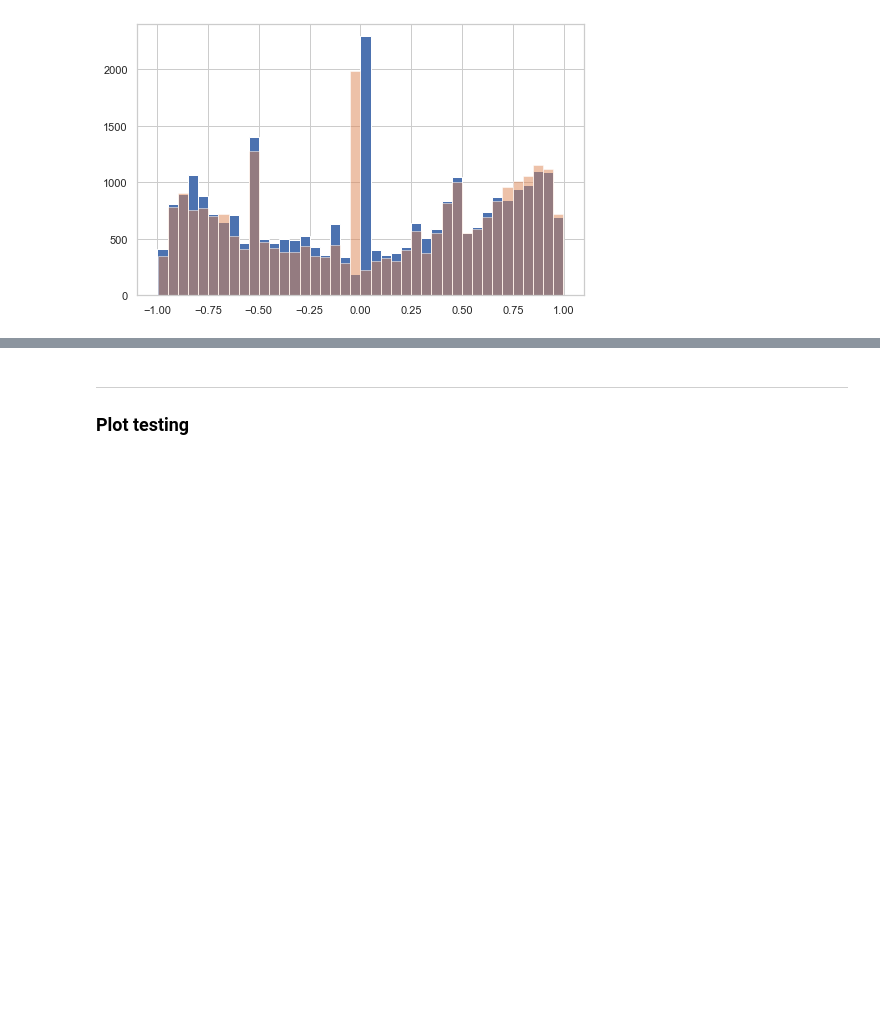
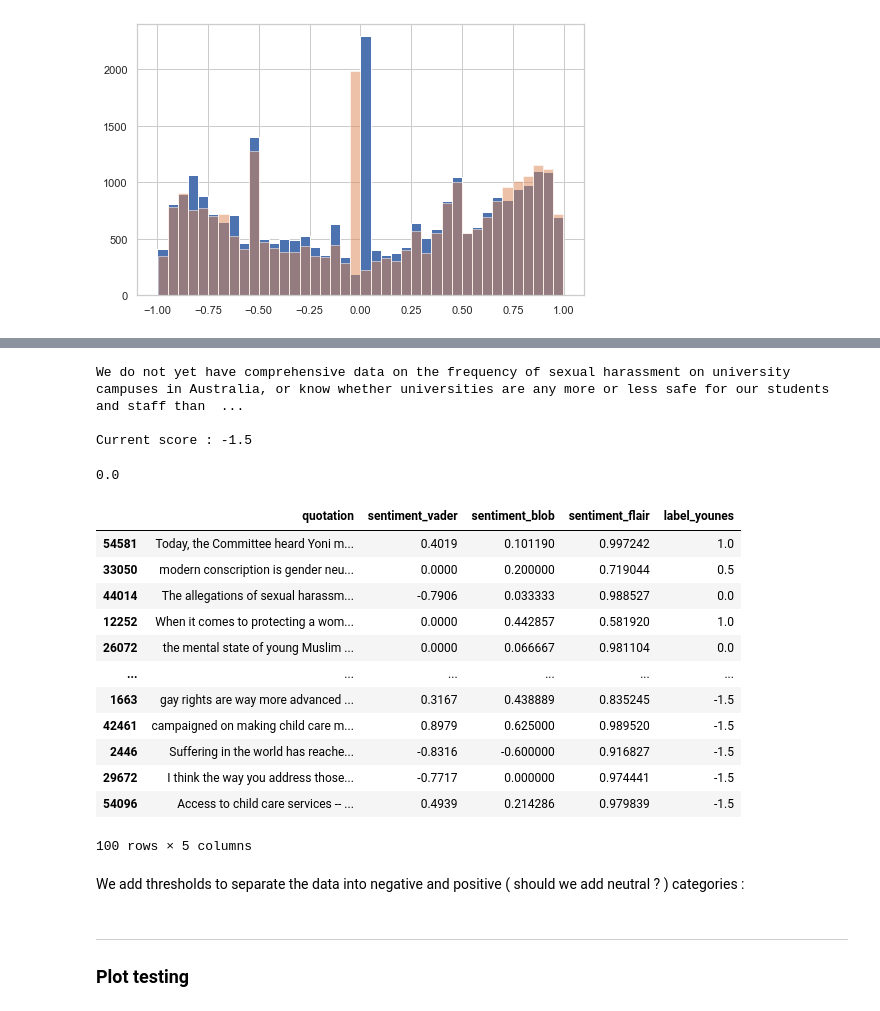
Before and after one commit to epfl-ada/ada-2021-project-concatsanddogs, a Jupyter notebook: Milestone_3_RQ4_sentiment_analysis.ipynb, the cells around one changed output, grey strips where cells are left out. Drawn from its saved outputs; the diff is of its cells as text; code cells hidden in the pictures; blank space fills up the shorter version.

Commit message:
added very basic method to label the sampled quotes

```diff
--- a/Milestone_3_RQ4_sentiment_analysis.ipynb
+++ b/Milestone_3_RQ4_sentiment_analysis.ipynb
@@ -578,0 +578,39 @@ Function to manually label the quotes :
+# %%
+# Initialise column at -1 so we know what hasn't been labeled yet
+df_sample['label_younes'] = -1.5 # only run once to avoid overwriting
+# %%
+n=0
+# %%
+n+=1
+# %%
+print(df_sample['quotation'].iloc[n])
+
+print('\nCurrent score :' , df_sample.at[df_sample.index[n], 'label_younes'])
+# %% [output]
+We do not yet have comprehensive data on the frequency of sexual harassment on university campuses in Australia, or know whether universities are any more or less safe for our students and staff than  ...
+
+Current score : -1.5
+# %%
+# labeling : 0 for negative || 0.5 for neutral || 1 for positive
+
+df_sample.at[df_sample.index[n], 'label_younes'] = 0
+# %%
+df_sample.at[df_sample.index[n], 'label_younes']
+# %% [output]
+0.0
+# %%
+df_sample
+# %% [output]
+|  | quotation | sentiment_vader | sentiment_blob | sentiment_flair | label_younes |
+| 54581 | Today, the Committee heard Yoni m... | 0.4019 | 0.101190 | 0.997242 | 1.0 |
+| 33050 | modern conscription is gender neu... | 0.0000 | 0.200000 | 0.719044 | 0.5 |
+| 44014 | The allegations of sexual harassm... | -0.7906 | 0.033333 | 0.988527 | 0.0 |
+| 12252 | When it comes to protecting a wom... | 0.0000 | 0.442857 | 0.581920 | 1.0 |
+| 26072 | the mental state of young Muslim ... | 0.0000 | 0.066667 | 0.981104 | 0.0 |
+| ... | ... | ... | ... | ... | ... |
+| 1663 | gay rights are way more advanced ... | 0.3167 | 0.438889 | 0.835245 | -1.5 |
+| 42461 | campaigned on making child care m... | 0.8979 | 0.625000 | 0.989520 | -1.5 |
+| 2446 | Suffering in the world has reache... | -0.8316 | -0.600000 | 0.916827 | -1.5 |
+| 29672 | I think the way you address those... | -0.7717 | 0.000000 | 0.974441 | -1.5 |
+| 54096 | Access to child care services -- ... | 0.4939 | 0.214286 | 0.979839 | -1.5 |
+100 rows × 5 columns
@@ -578,0 +623,2 @@ Function to manually label the quotes :
+# %% [markdown]
+We add thresholds to separate the data into negative and positive ( should we add neutral ? ) categories :
```
Also changed, not shown: parts of 87 cells of this notebook, 1 other file.
